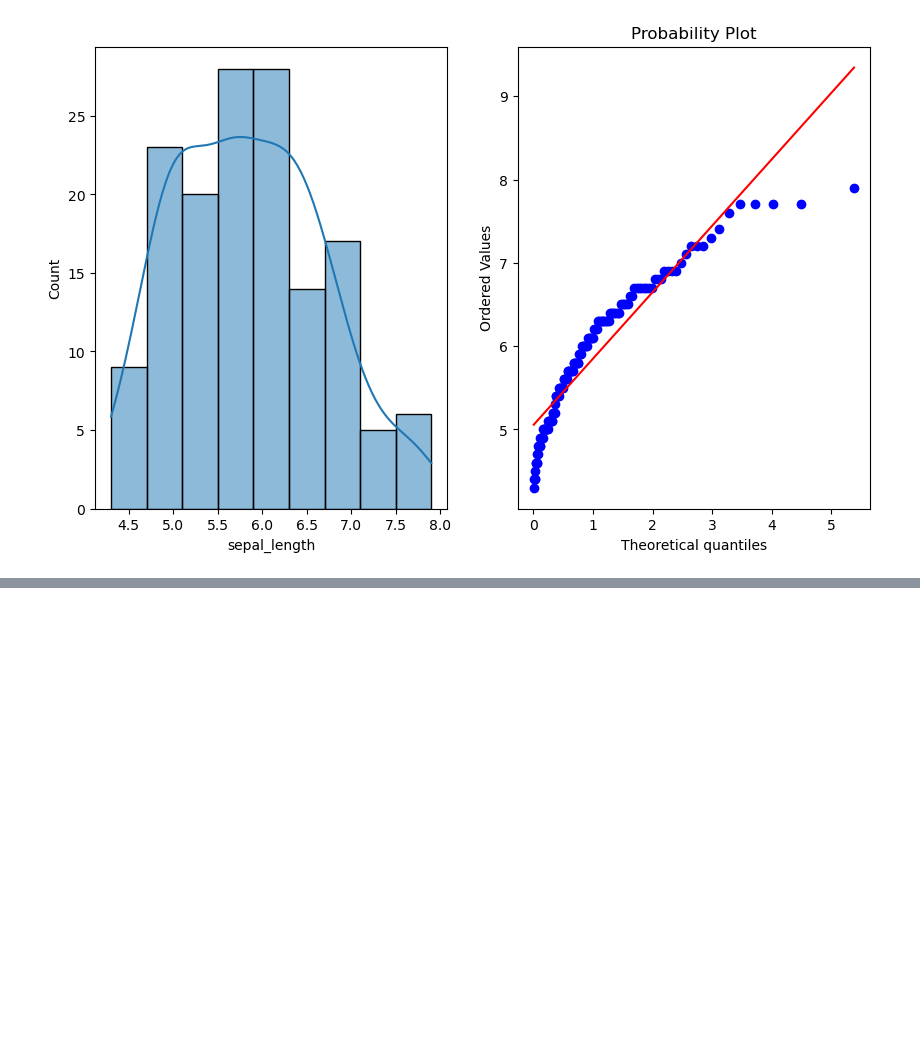
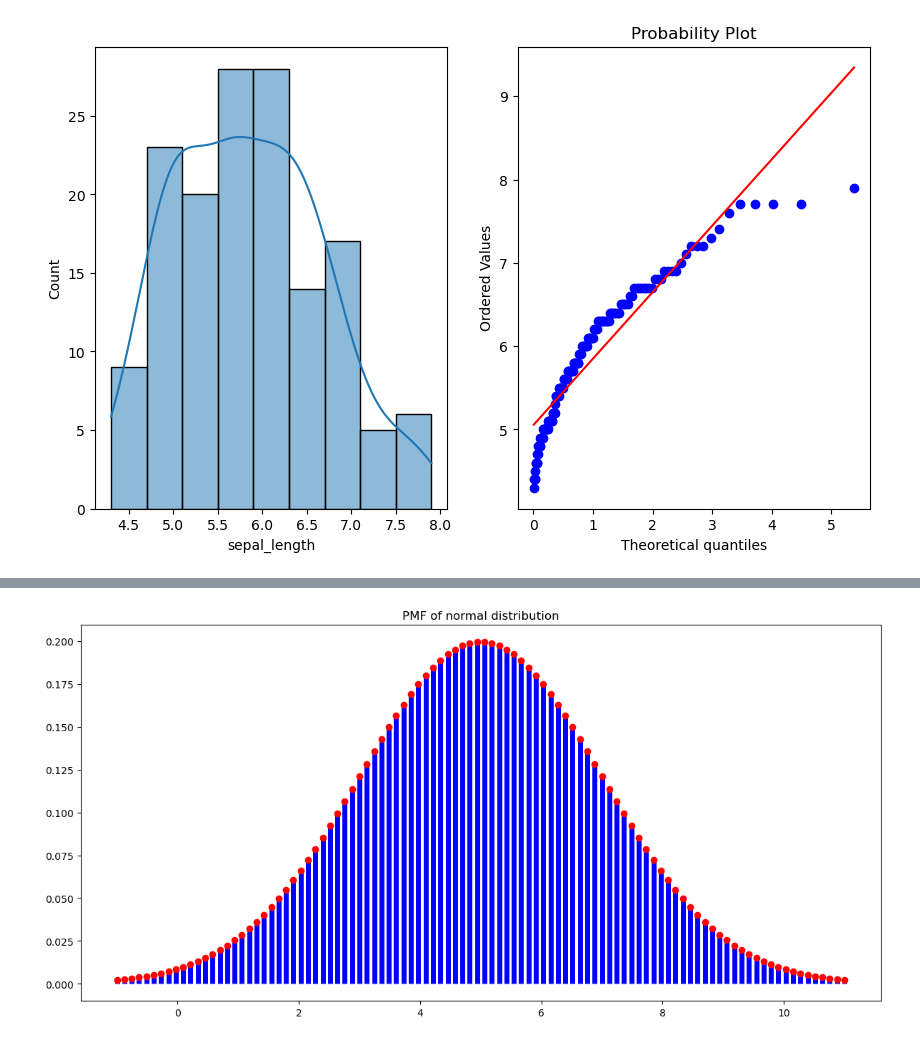
Before and after one commit to akhileshdutt/DataScience_learning, a Jupyter notebook: maths_for_ml/4_Distribution.ipynb, the cells around one changed output, grey strips where cells are left out. Cells and saved outputs as stored; diff of their text form; code cells hidden in the pictures; blank space fills up the shorter version.

```diff
--- a/maths_for_ml/4_Distribution.ipynb
+++ b/maths_for_ml/4_Distribution.ipynb
@@ -164,0 +310,28 @@ plot_data(df,"sepal_length")
+# %%
+# Normal Distribution: Use when your data is continuous, symmetrically distributed around a central value (mean),
+# and the spread of data can be described by a standard deviation. For example, heights or weights of people in a population, test scores, errors in measurements, etc.
+
+# mean value
+mu = 5.0
+# standard deviation
+sigma = 2.0
+
+# normal distribution
+norm_dist = stats.norm(mu,sigma)
+
+#x_values for 99.7% spread
+x_values = np.linspace(mu-3*sigma ,mu+3*sigma,100)
+
+# calculating for pdf of normal distribution
+pdf_norm = norm_dist.pdf(x_values)
+
+# for x , pdf  in zip(x_values,pdf_norm):
+#     print(f"P(X={x}) = {pmf:.2f}")
+plt.figure(figsize=(12,6))
+plt.vlines(x_values, 0, pdf_norm, colors='b', lw=5)
+plt.scatter(x_values, pdf_norm, color='r', zorder=5)
+plt.title(f'PMF of normal distribution')
+plt.tight_layout()
+plt.show()
+# %% [output]
+[figure, added]
```
Also changed, not shown: parts of 12 cells of this notebook, 1 other file.
